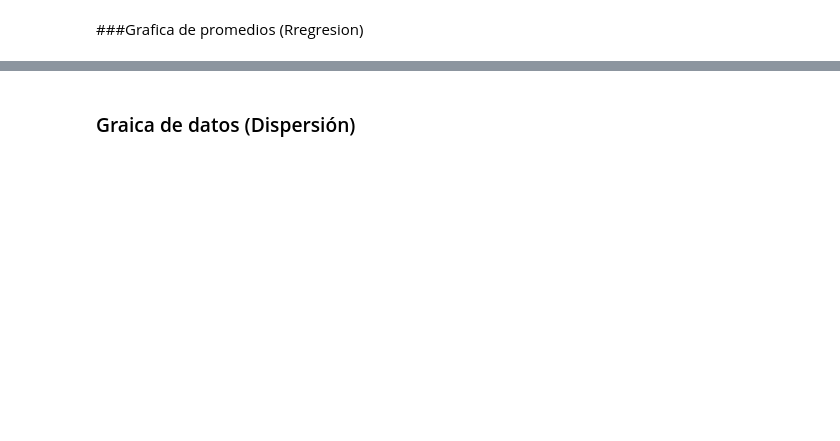
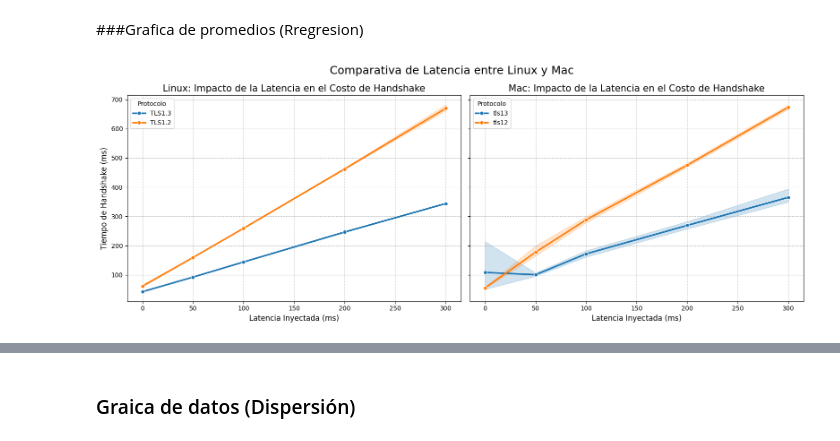
Before and after one commit to LuisRaveg/tls-project, a Jupyter notebook: Proyecto_TLS.ipynb, the cells around one changed output, grey strips where cells are left out. Cells and saved outputs as stored; diff of their text form; code cells hidden in the pictures; blank space fills up the shorter version.

```diff
--- a/Proyecto_TLS.ipynb
+++ b/Proyecto_TLS.ipynb
@@ -123,2 +224,33 @@ prom_jit = df_jit.groupby(["Valor","Protocolo"])["handshake_ms"].mean().reset_in
 # %% [markdown]
 ###Grafica de promedios (Rregresion)
+# %%
+# COMPARATIVA DE LATENCIA
+
+fig, axes = plt.subplots(1, 2, figsize=(16,6), sharey=True)
+
+# LINUX
+
+sns.lineplot(data=df_lat, x='Valor', y='handshake_ms', hue='Protocolo', marker='o', linewidth=2.5, ax=axes[0])
+
+axes[0].set_title('Linux: Impacto de la Latencia en el Costo de Handshake', fontsize=15)
+axes[0].set_xlabel('Latencia Inyectada (ms)', fontsize=12)
+axes[0].set_ylabel('Tiempo de Handshake (ms)', fontsize=12)
+axes[0].grid(True, linestyle='--', alpha=0.7)
+axes[0].legend(title='Protocolo')
+
+# MAC
+
+sns.lineplot(data=df_mac_lat, x='valor_num', y='handshake_ms', hue='TLS', marker='o', linewidth=2.5, ax=axes[1])
+
+axes[1].set_title('Mac: Impacto de la Latencia en el Costo de Handshake', fontsize=15)
+axes[1].set_xlabel('Latencia Inyectada (ms)', fontsize=12)
+axes[1].set_ylabel('Tiempo de Handshake (ms)', fontsize=12)
+axes[1].grid(True, linestyle='--', alpha=0.7)
+axes[1].legend(title='Protocolo')
+
+
+plt.suptitle('Comparativa de Latencia entre Linux y Mac', fontsize=18)
+plt.tight_layout()
+plt.show()
+# %% [output]
+[figure, added]
```
Also changed, not shown: parts of 28 cells of this notebook, 2 other files.
